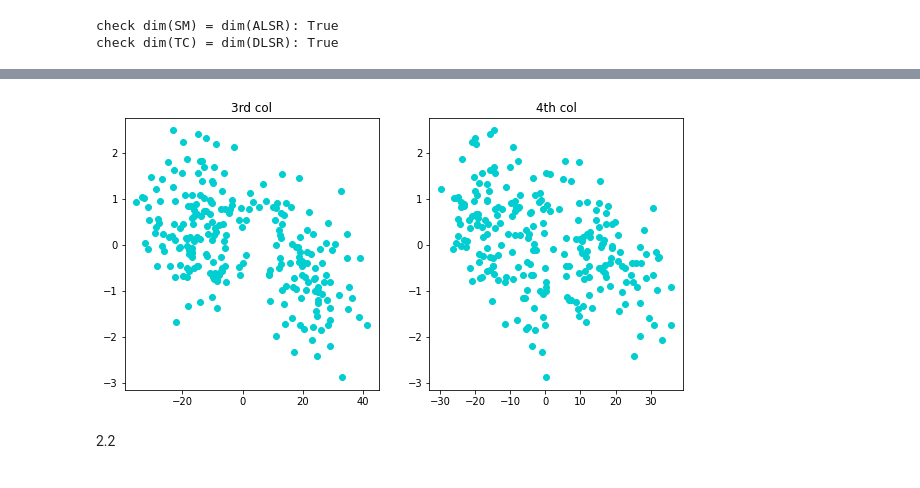
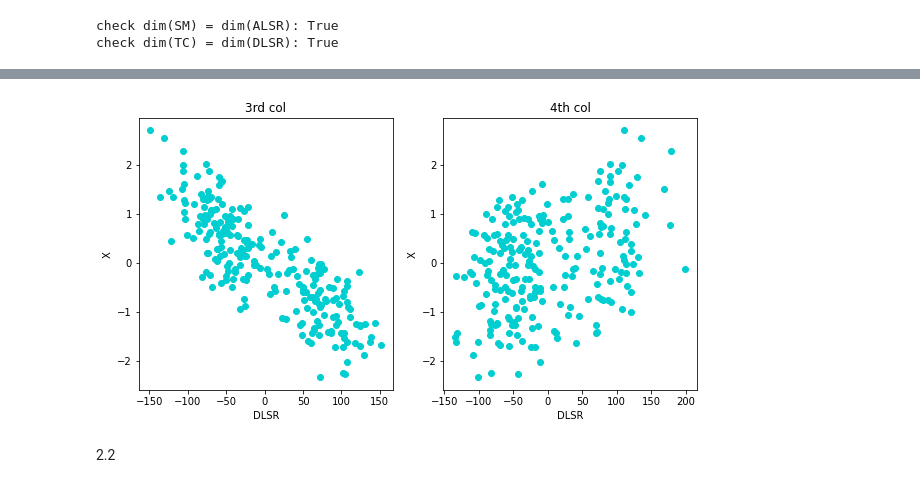
Before and after one commit to tvtpt/MAST30034_assignment1, a Jupyter notebook: Code for Q1 and Q2.ipynb, the cells around one changed output, grey strips where cells are left out. Saved outputs shown, nothing was run; the diff lists cells and outputs as text; code cells hidden in the pictures.

```diff
--- a/Code for Q1 and Q2.ipynb
+++ b/Code for Q1 and Q2.ipynb
@@ -249,16 +251,23 @@ plt.show()
 # %%
+# plot the to see the correlation of DLSR and X
 fig, axes = plt.subplots(1, 2)
 fig.set_figheight(5)
 fig.set_figwidth(10)
+X30thcol = np.asarray(X[:, 30-1]).flatten()
 
 axes[0].set_title("3rd col")
-axes[0].scatter([absDLSR[:, 3-1]], [X[:, 30]], color = TCcolor)
+axes[0].scatter([DLSR[:, 3-1]], X30thcol, color = TCcolor)
+axes[0].set_xlabel('DLSR')
+axes[0].set_ylabel('X')
+
 axes[1].set_title("4th col")
-axes[1].scatter([absDLSR[:,4-1]], [X[:, 30]], color = TCcolor)
+axes[1].scatter([DLSR[:,4-1]], X30thcol, color = TCcolor)
+axes[1].set_xlabel('DLSR')
+axes[1].set_ylabel('X')
 plt.savefig('plots/2.1col.png')
 plt.show()
 # %% [output]
-[figure, old version]
+[figure, new version]
 # %% [markdown]
 2.2
 # %%
```
Also changed, not shown: parts of 17 cells of this notebook, 16 other files.
